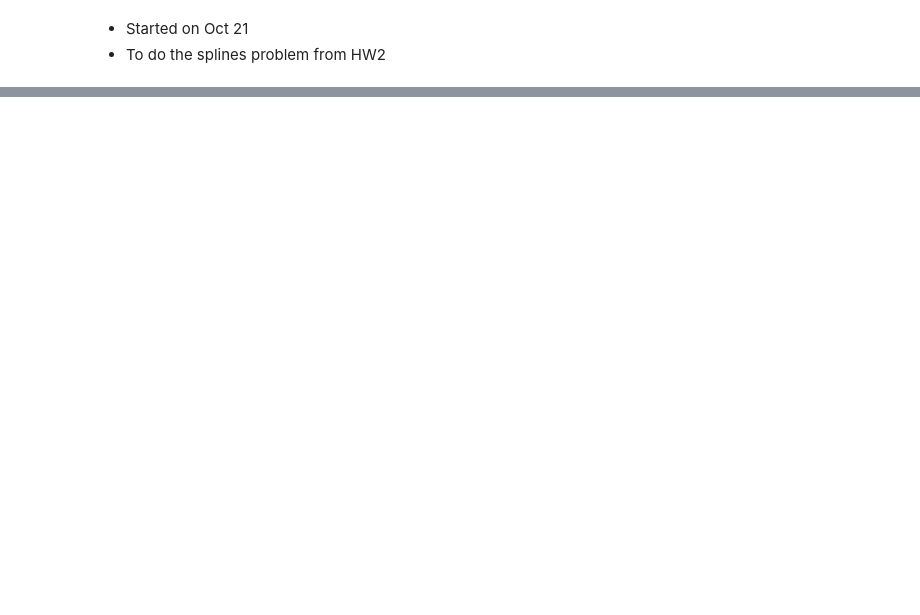
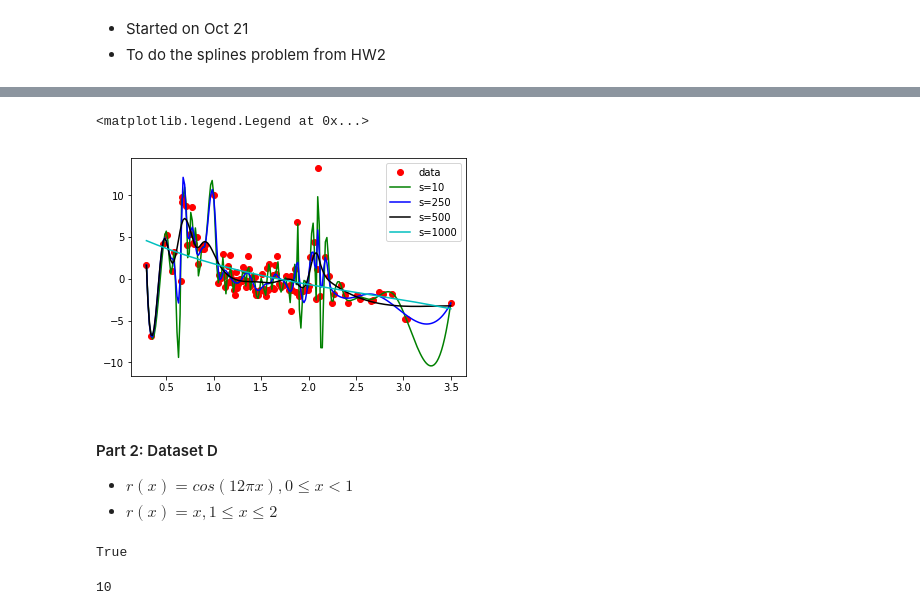
Before and after one commit to raunakbh92/stats205_fall2019, a Jupyter notebook: hw/hw2_spline.ipynb, the cells around one changed output, grey strips where cells are left out. Saved outputs shown, nothing was run; the diff lists cells and outputs as text; code cells hidden in the pictures; blank space fills up the shorter version.

Commit message:
part2 of splines question

```diff
--- a/hw/hw2_spline.ipynb
+++ b/hw/hw2_spline.ipynb
@@ -97,0 +51,20 @@ array([[ 2.90000000e-01,  1.66000000e+00],
+# %%
+spline_10 = UnivariateSpline(data_sorted_dups_removed[:,0],data_sorted_dups_removed[:,1],s=10)
+spline_250 = UnivariateSpline(data_sorted_dups_removed[:,0],data_sorted_dups_removed[:,1],s=250)
+spline_500 = UnivariateSpline(data_sorted_dups_removed[:,0],data_sorted_dups_removed[:,1],s=500)
+spline_1000 = UnivariateSpline(data_sorted_dups_removed[:,0],data_sorted_dups_removed[:,1],s=1000)
+# %%
+x_test = np.linspace(0.29, 3.50, 200)
+plt.plot(data_sorted_dups_removed[:,0],data_sorted_dups_removed[:,1],'ro',label='data')
+plt.plot(x_test, spline_10(x_test), 'g',label='s=10')
+plt.plot(x_test, spline_250(x_test), 'b',label='s=250')
+plt.plot(x_test, spline_500(x_test), 'k',label='s=500')
+plt.plot(x_test, spline_1000(x_test), 'c',label='s=1000')
+plt.legend()
+# %% [output]
+<matplotlib.legend.Legend at 0x...>
+[figure, added]
+# %% [markdown]
+#### Part 2: Dataset D
+- $r(x) = cos(12 \pi x), 0 \leq x<1$
+- $r(x) = x, 1\leq x \leq 2$
@@ -97,0 +76,10 @@ array([[ 2.90000000e-01,  1.66000000e+00],
+# %%
+c =2
+0<c and c<3
+# %% [output]
+True
+# %%
+x = np.linspace(0,10,10)
+x.shape[0]
+# %% [output]
+10
```
Also changed, not shown: parts of 15 cells of this notebook, 2 other files.
